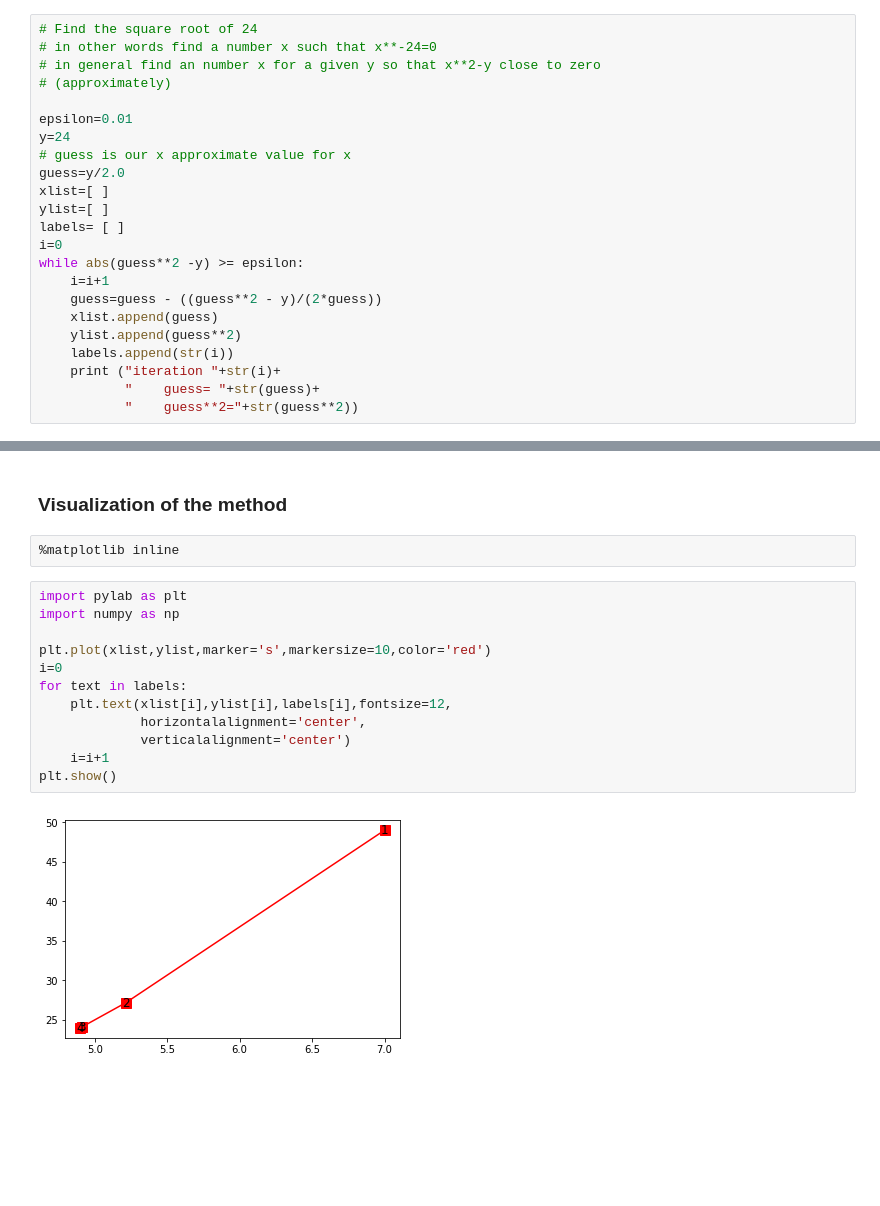
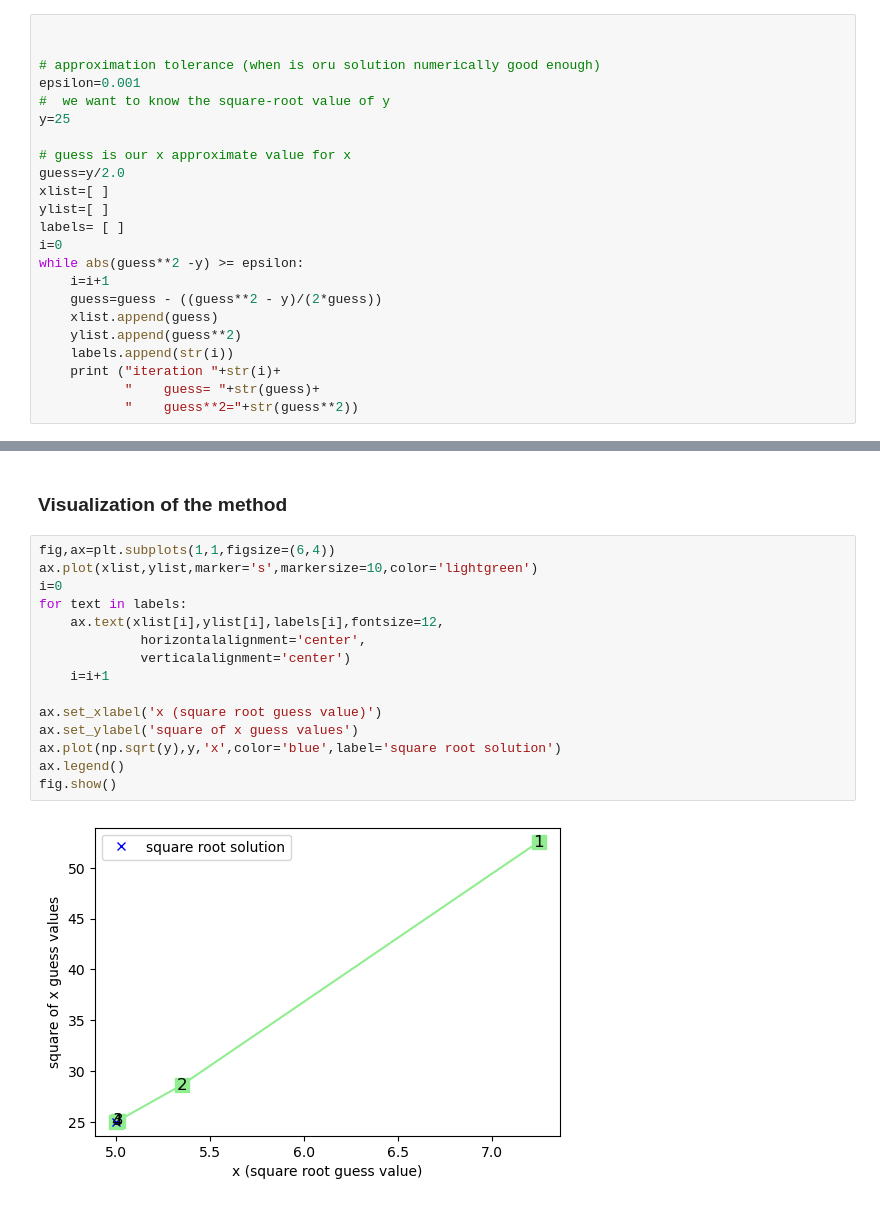
Before and after one commit to oet808/ATMENV315, a Jupyter notebook: unit4/1_branching_code_examples.ipynb, the cells around one changed output, grey strips where cells are left out. Drawn from its saved outputs; the diff is of its cells as text; blank space fills up the shorter version.

```diff
--- a/unit4/1_branching_code_examples.ipynb
+++ b/unit4/1_branching_code_examples.ipynb
@@ -52,11 +212,11 @@ and plot them below in a graph.
 # %%
-# Find the square root of 24
-# in other words find a number x such that x**-24=0
-# in general find an number x for a given y so that x**2-y close to zero
-# (approximately)
 
-epsilon=0.01
-y=24
+
+# approximation tolerance (when is oru solution numerically good enough)
+epsilon=0.001
+#  we want to know the square-root value of y
+y=25
+
 # guess is our x approximate value for x
 guess=y/2.0
 xlist=[ ]
@@ -80,18 +240,19 @@ iteration 4    guess= 4.8989887432139305    guess**2=24.000090706136806
 # %% [markdown]
 ### Visualization of the method
-# %%
-%matplotlib inline
 # %%
-import pylab as plt
-import numpy as np
-
-plt.plot(xlist,ylist,marker='s',markersize=10,color='red')
+fig,ax=plt.subplots(1,1,figsize=(6,4))
+ax.plot(xlist,ylist,marker='s',markersize=10,color='lightgreen')
 i=0
 for text in labels:
-    plt.text(xlist[i],ylist[i],labels[i],fontsize=12,
+    ax.text(xlist[i],ylist[i],labels[i],fontsize=12,
              horizontalalignment='center',
              verticalalignment='center')
     i=i+1
-plt.show()
+
+ax.set_xlabel('x (square root guess value)')
+ax.set_ylabel('square of x guess values')
+ax.plot(np.sqrt(y),y,'x',color='blue',label='square root solution')
+ax.legend()
+fig.show()
 # %% [output]
-[figure, old version]
+[figure, new version]
```
Also changed, not shown: parts of 16 cells of this notebook.
